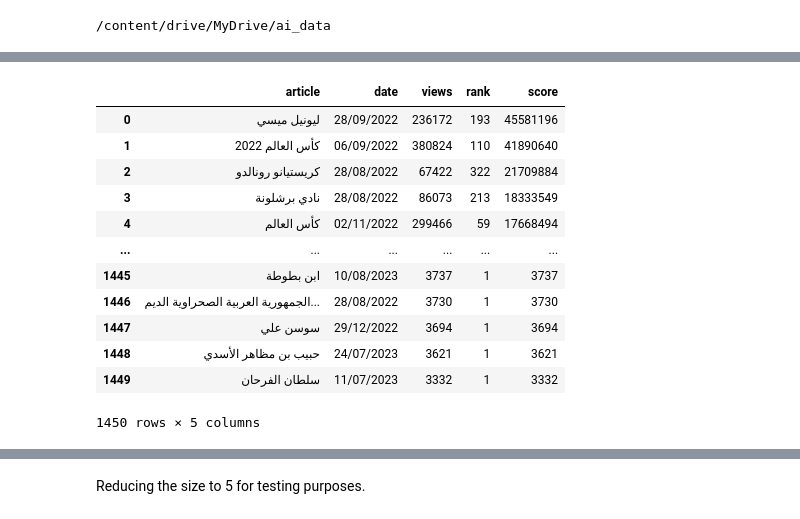
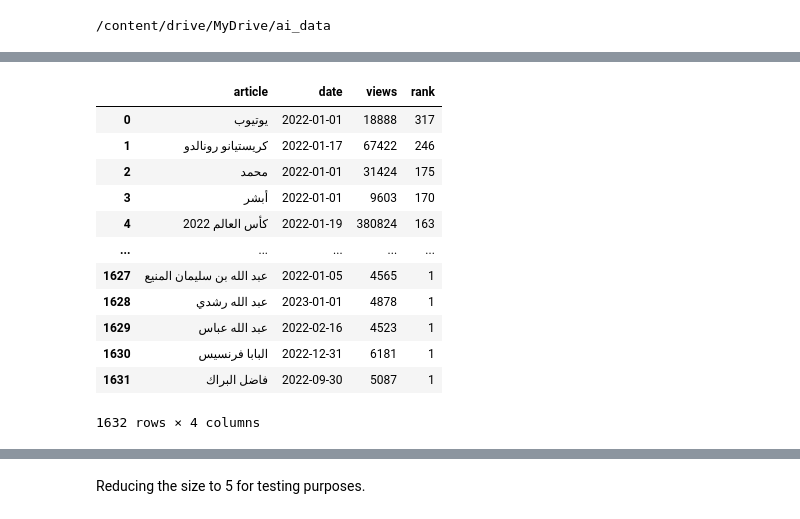
Before and after one commit to ia234/Python_23, a Jupyter notebook: Fetch_Wikipedia_Articles_by_Names_Pipeline.ipynb, the cells around one changed output, grey strips where cells are left out. Saved outputs shown, nothing was run; the diff lists cells and outputs as text; code cells hidden in the pictures.

```diff
--- a/Fetch_Wikipedia_Articles_by_Names_Pipeline.ipynb
+++ b/Fetch_Wikipedia_Articles_by_Names_Pipeline.ipynb
@@ -17,24 +17,24 @@ from google.colab import drive
 # %%
 import pandas as pd
 
 # index_col = 0 specify the first column as the index.
-top_article_titles_df = pd.read_csv('/content/drive/MyDrive/ai_data/top_article_titles.csv')
+top_article_titles_df = pd.read_csv('/content/drive/MyDrive/ai_data/wikipedia_top_titles_2022.csv')
 top_article_titles_df
 # %% [output]
 [interactive output not drawn]
-|  | article | date | views | rank | score |
-| 0 | ليونيل ميسي | 28/09/2022 | 236172 | 193 | 45581196 |
-| 1 | كأس العالم 2022 | 06/09/2022 | 380824 | 110 | 41890640 |
-| 2 | كريستيانو رونالدو | 28/08/2022 | 67422 | 322 | 21709884 |
-| 3 | نادي برشلونة | 28/08/2022 | 86073 | 213 | 18333549 |
-| 4 | كأس العالم | 02/11/2022 | 299466 | 59 | 17668494 |
-| ... | ... | ... | ... | ... | ... |
-| 1445 | ابن بطوطة | 10/08/2023 | 3737 | 1 | 3737 |
-| 1446 | الجمهورية العربية الصحراوية الديم... | 28/08/2022 | 3730 | 1 | 3730 |
-| 1447 | سوسن علي | 29/12/2022 | 3694 | 1 | 3694 |
-| 1448 | حبيب بن مظاهر الأسدي | 24/07/2023 | 3621 | 1 | 3621 |
-| 1449 | سلطان الفرحان | 11/07/2023 | 3332 | 1 | 3332 |
+|  | article | date | views | rank |
+| 0 | يوتيوب | 2022-01-01 | 18888 | 317 |
+| 1 | كريستيانو رونالدو | 2022-01-17 | 67422 | 246 |
+| 2 | محمد | 2022-01-01 | 31424 | 175 |
+| 3 | أبشر | 2022-01-01 | 9603 | 170 |
+| 4 | كأس العالم 2022 | 2022-01-19 | 380824 | 163 |
+| ... | ... | ... | ... | ... |
+| 1627 | عبد الله بن سليمان المنيع | 2022-01-05 | 4565 | 1 |
+| 1628 | عبد الله رشدي | 2023-01-01 | 4878 | 1 |
+| 1629 | عبد الله عباس | 2022-02-16 | 4523 | 1 |
+| 1630 | البابا فرنسيس | 2022-12-31 | 6181 | 1 |
+| 1631 | فاضل البراك | 2022-09-30 | 5087 | 1 |
-1450 rows × 5 columns
+1632 rows × 4 columns
 # %%
 import pandas as pd
 top_article_titles_list = top_article_titles_df.to_dict(orient='records')
```
Also changed, not shown: parts of 32 cells of this notebook.
